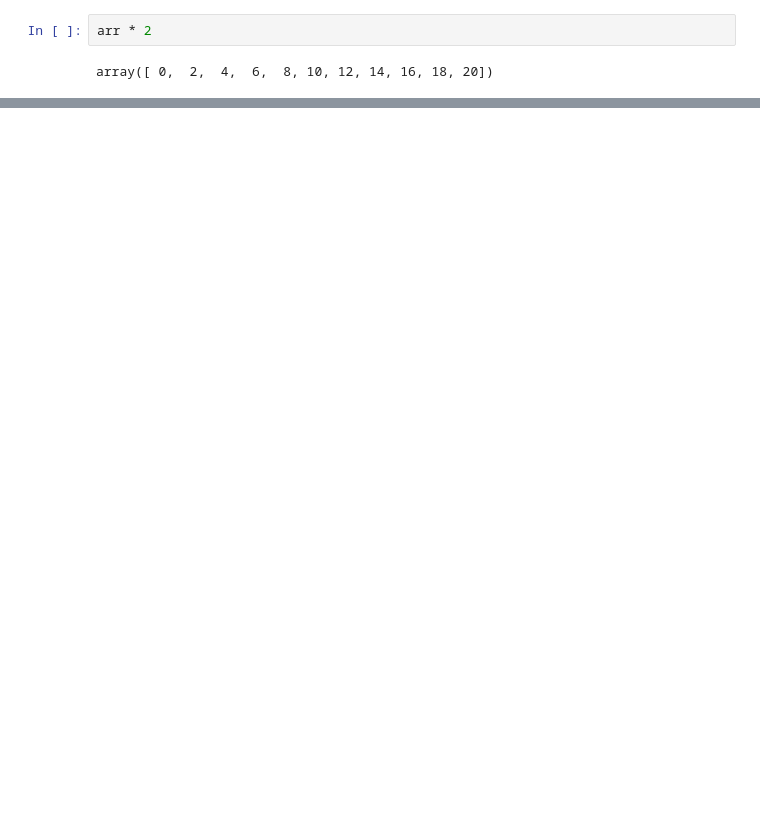
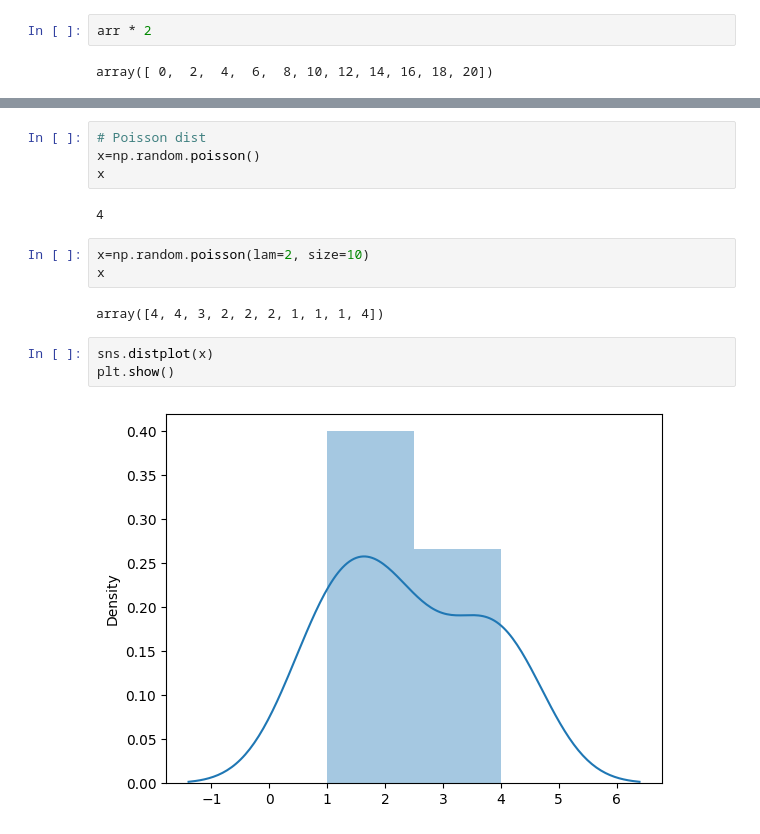
Before and after one commit to pouya-mhb/DS-ML-DL, a Jupyter notebook: Data_Science_Practice.ipynb, the cells around one changed output, grey strips where cells are left out. Cells and saved outputs as stored; diff of their text form; blank space fills up the shorter version.

```diff
--- a/Data_Science_Practice.ipynb
+++ b/Data_Science_Practice.ipynb
@@ -505,0 +553,16 @@ array([ 0,  2,  4,  6,  8, 10, 12, 14, 16, 18, 20])
+# %%
+# Poisson dist
+x=np.random.poisson()
+x
+# %% [output]
+4
+# %%
+x=np.random.poisson(lam=2, size=10)
+x
+# %% [output]
+array([4, 4, 3, 2, 2, 2, 1, 1, 1, 4])
+# %%
+sns.distplot(x)
+plt.show()
+# %% [output]
+[figure, added]
```
Also changed, not shown: parts of 34 cells of this notebook.
